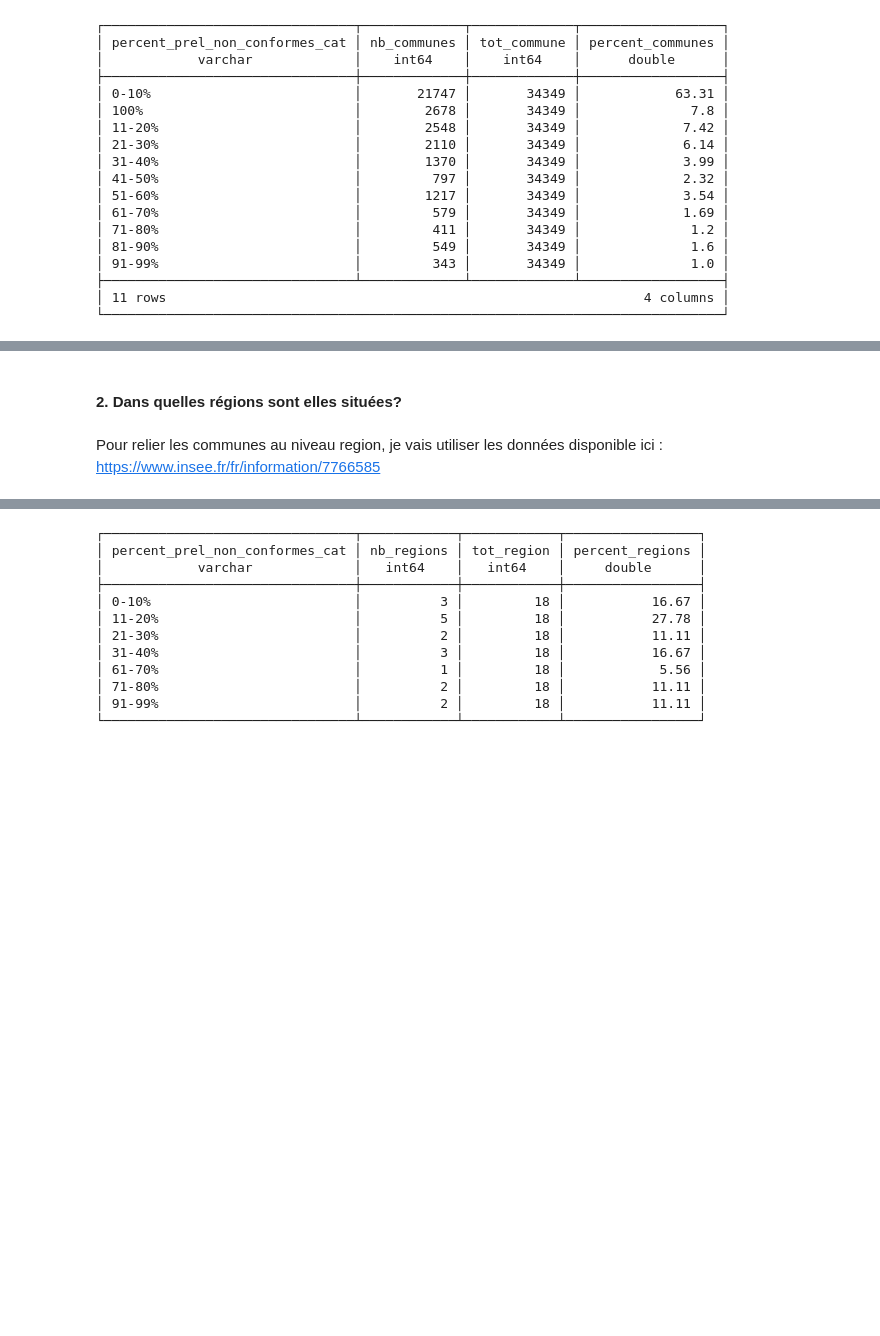
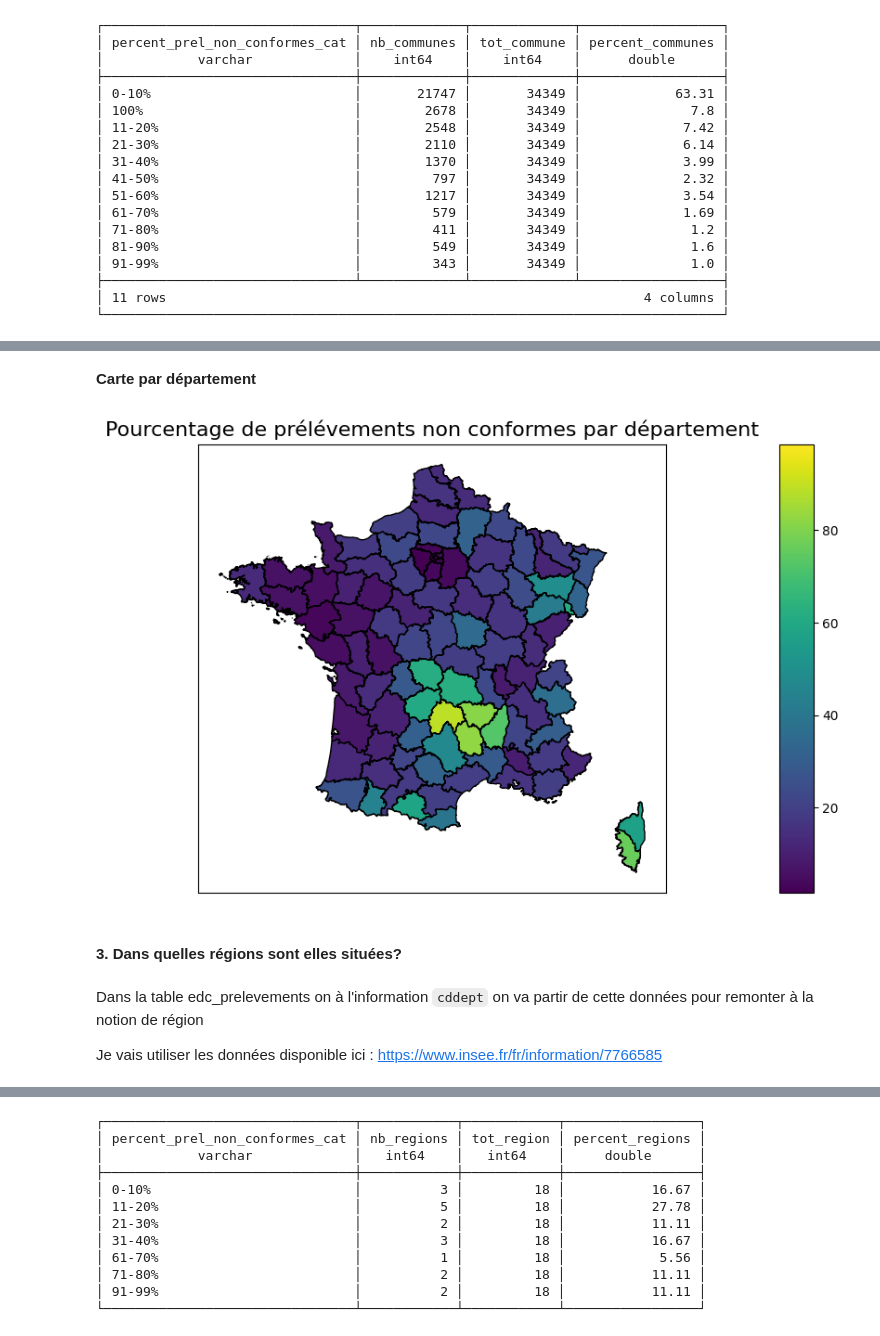
Before and after one commit to sbsrouteur/13_pollution_eau, a Jupyter notebook: analytics/notebooks/Tache110_Polluants_le_plus_souvent_non_conformes.ipynb, the cells around one changed output, grey strips where cells are left out. Cells and saved outputs as stored; diff of their text form; code cells hidden in the pictures; blank space fills up the shorter version.

Commit message:
feat: add maps per departement and region +  fix region null

```diff
--- a/analytics/notebooks/Tache110_Polluants_le_plus_souvent_non_conformes.ipynb
+++ b/analytics/notebooks/Tache110_Polluants_le_plus_souvent_non_conformes.ipynb
@@ -352,7 +515,34 @@ con.sql(query_2024_conformity_com_repartition).show()
+# %% [markdown]
+**Carte par département**
+# %%
+# Carte des départements : https://www.data.gouv.fr/fr/datasets/carte-des-departements-2-1/#/information
+geo = geopandas.read_file(
+    "https://www.data.gouv.fr/fr/datasets/r/90b9341a-e1f7-4d75-a73c-bbc010c7feeb"
+)
+
+geo["cddept"] = geo["code"].astype(str).str.zfill(3)
+# %%
+query_2024_count_conformity_by_dep_df = con.sql(query_2024_count_conformity_by_dep).df()
+merged = query_2024_count_conformity_by_dep_df.merge(geo, how="left", on="cddept")
+geomerged = geopandas.GeoDataFrame(merged)
+# %%
+fig, ax = plt.subplots(1, 1, figsize=(10, 10))
+cax = make_axes_locatable(ax).append_axes("right", size="5%", pad=0.1)
+geomerged.plot(
+    column="percent_prel_non_conformes", ax=ax, edgecolor="black", legend=True, cax=cax
+)
+ax.set_xticklabels([])
+ax.set_yticklabels([])
+ax.tick_params(axis="both", which="both", length=0)
+ax.set_title("Pourcentage de prélévements non conformes par département", fontsize=16);
+# %% [output]
+[figure, added]
 # %% [markdown]
-####  2. Dans quelles régions sont elles situées?
+####  3. Dans quelles régions sont elles situées?
 # %% [markdown]
-Pour relier les communes au niveau region, je vais utiliser les données disponible ici : https://www.insee.fr/fr/information/7766585
+Dans la table edc_prelevements on à l'information `cddept` on va partir de cette données pour remonter à la notion de région
+
+Je vais utiliser les données disponible ici : https://www.insee.fr/fr/information/7766585
 # %%
 # [TO RUN] Table de correspondance maintenue par INSEE
 url = "https://www.insee.fr/fr/statistiques/fichier/7766585/v_commune_2024.csv"
```
Also changed, not shown: parts of 37 cells of this notebook.
